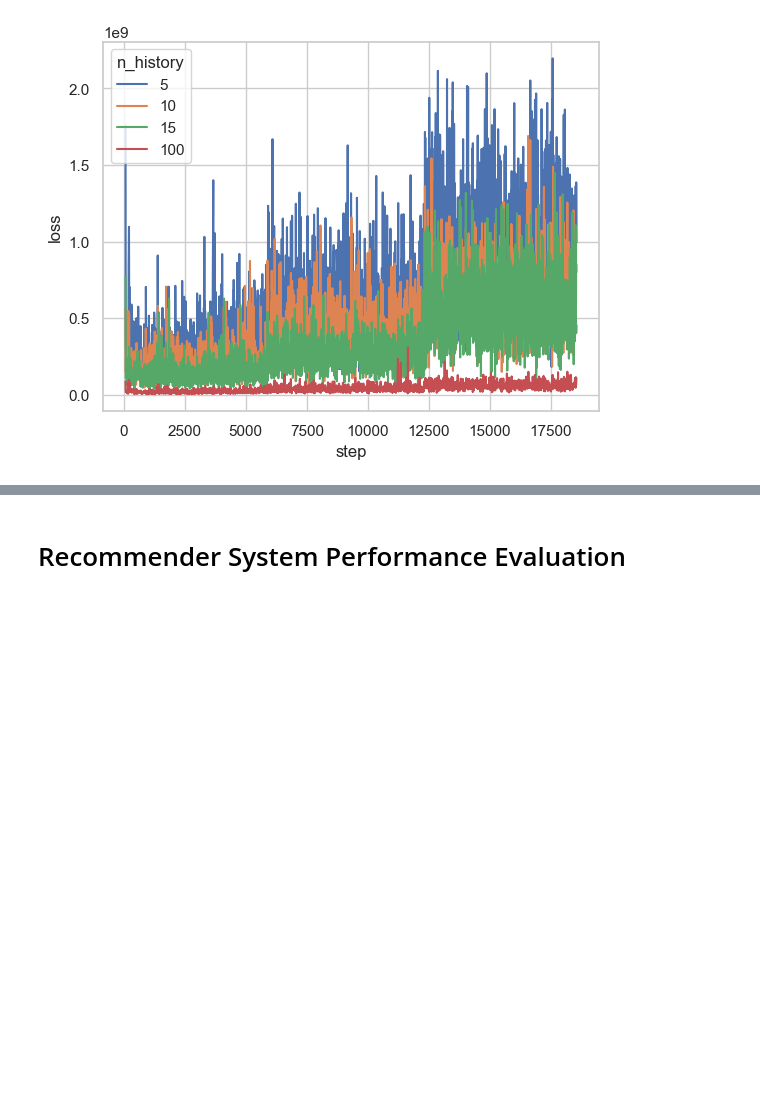
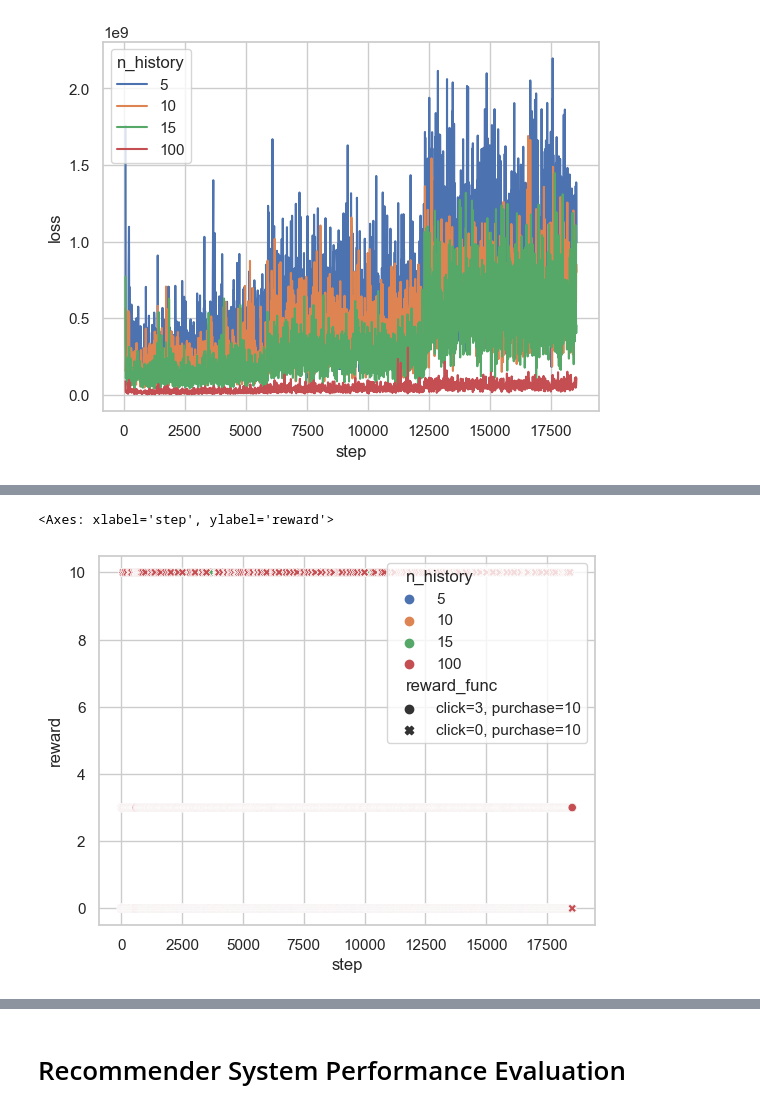
Before and after one commit to meeslindhout/Master-Thesis-Project---Cold-Start-Recommender-System-Session-based, a Jupyter notebook: results analysed.ipynb, the cells around one changed output, grey strips where cells are left out. Drawn from its saved outputs; the diff is of its cells as text; code cells hidden in the pictures; blank space fills up the shorter version.

```diff
--- a/results analysed.ipynb
+++ b/results analysed.ipynb
@@ -168,0 +183,16 @@ fig.savefig(plot_save_path + 'loss_vs_epochs_click_10_vs_click_0.png', dpi=300)
+# %%
+# select the columns of interest
+experiment1 = reward[['Step', 'rich-firebrand-12 - reward', 'silvery-pine-13 - reward', 'happy-morning-14 - reward', 'sandy-sky-16 - reward']]
+
+# rename the columns
+experiment1.columns = ['step', '5', '10', '15', '100']
+
+# convert to long format
+experiment1 = experiment1.melt(
+    id_vars='step',
+    value_vars=['5', '10', '15', '100'],
+    value_name='reward',
+    var_name='n_history',
+    )
+
+experiment1
@@ -168,0 +213,16 @@ fig.savefig(plot_save_path + 'loss_vs_epochs_click_10_vs_click_0.png', dpi=300)
+# %%
+# select the columns of interest
+experiment2 = reward[['Step', 'jolly-dew-17 - reward', 'colorful-dragon-18 - reward', 'true-firefly-21 - reward', 'revived-pine-22 - reward']]
+
+# rename the columns
+experiment2.columns = ['step', '5', '10', '15', '100']
+
+# convert to long format
+experiment2 = experiment2.melt(
+    id_vars='step',
+    value_vars=['5', '10', '15', '100'],
+    value_name='reward',
+    var_name='n_history',
+    )
+
+experiment2
@@ -168,0 +243,8 @@ fig.savefig(plot_save_path + 'loss_vs_epochs_click_10_vs_click_0.png', dpi=300)
+# %%
+# concat the two experiments keys exp1 and exp2
+experiment1['reward_func'] = 'click=3, purchase=10'
+experiment2['reward_func'] = 'click=0, purchase=10'
+experiment12 = pd.concat([experiment1, experiment2])
+experiment12.fillna(0, inplace=True)
+
+experiment12.head()
@@ -168,0 +258,5 @@ fig.savefig(plot_save_path + 'loss_vs_epochs_click_10_vs_click_0.png', dpi=300)
+# %%
+sns.scatterplot(data=experiment12, x='step', y='reward', hue='n_history', style='reward_func')
+# %% [output]
+<Axes: xlabel='step', ylabel='reward'>
+[figure, added]
```
Also changed, not shown: parts of 17 cells of this notebook.
